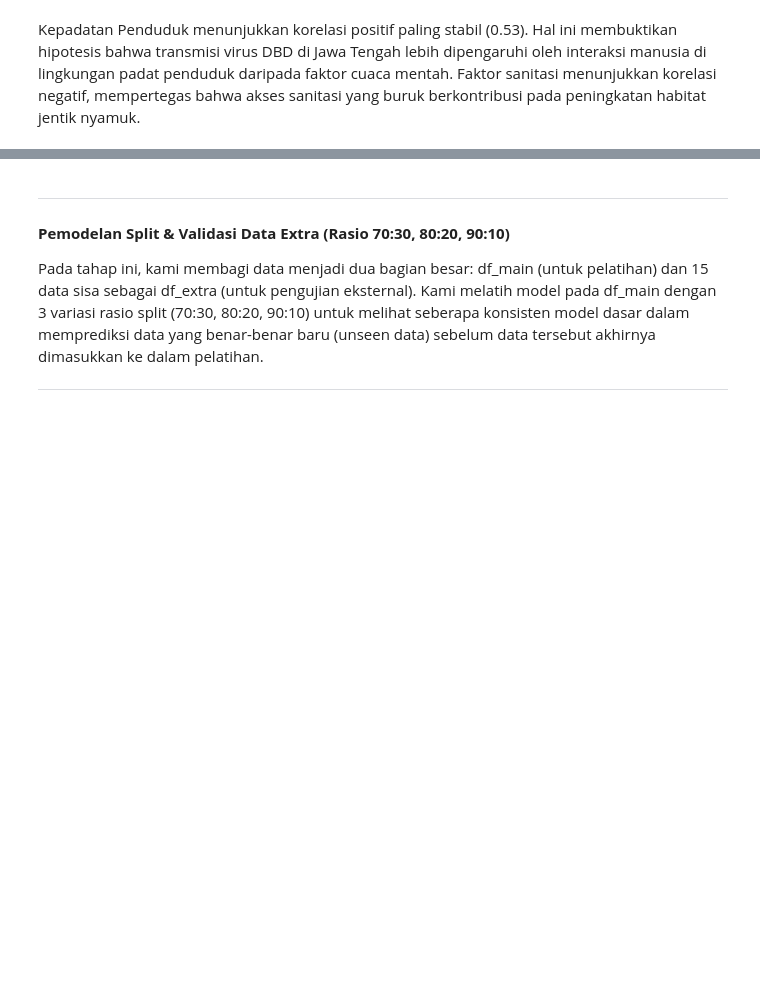
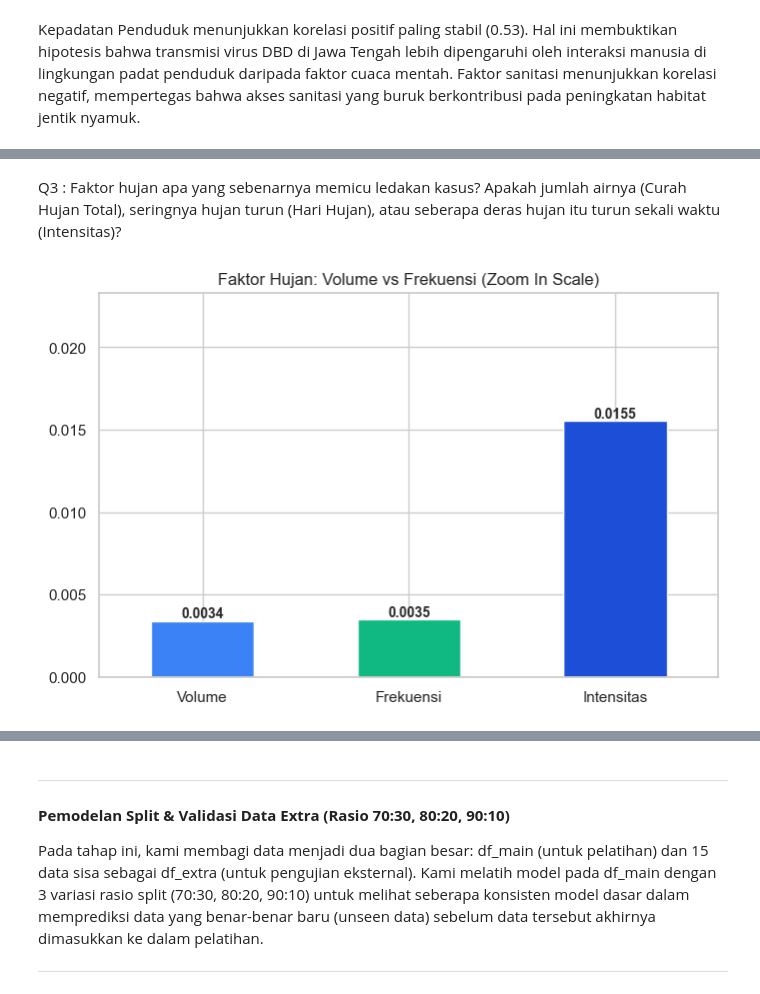
Before and after one commit to Syahrrulll/analisis_dbd, a Jupyter notebook: DBD.ipynb, the cells around one changed output, grey strips where cells are left out. Cells and saved outputs as stored; diff of their text form; code cells hidden in the pictures; blank space fills up the shorter version.

```diff
--- a/DBD.ipynb
+++ b/DBD.ipynb
@@ -177,0 +255,20 @@ Kepadatan Penduduk menunjukkan korelasi positif paling stabil (0.53). Hal ini me
+# %% [markdown]
+Q3 : Faktor hujan apa yang sebenarnya memicu ledakan kasus? Apakah jumlah airnya (Curah Hujan Total), seringnya hujan turun (Hari Hujan), atau seberapa deras hujan itu turun sekali waktu (Intensitas)?
+# %%
+# FIX GRAFIK Q3 AGAR TIDAK "KOSONG"
+plt.figure(figsize=(8, 5))
+# Kita gunakan skala logaritmik atau perkecil batas Y jika nilai sangat kecil
+corr_q3 = df_wrangled[cols_test].corrwith(df_wrangled['IR_DBD_per_100k']).abs() # Ambil nilai absolut
+
+ax = corr_q3.plot(kind='bar', color=['#3b82f6', '#10b981', '#1d4ed8'])
+
+# PAKSA BATAS Y AGAR BATANG TERLIHAT
+plt.ylim(0, max(corr_q3)*1.5 if max(corr_q3) > 0 else 0.1)
+
+plt.title('Faktor Hujan: Volume vs Frekuensi (Zoom In Scale)', fontsize=12)
+plt.xticks(ticks=[0,1,2], labels=['Volume', 'Frekuensi', 'Intensitas'], rotation=0)
+for i, v in enumerate(corr_q3):
+    ax.text(i, v, f"{v:.4f}", ha='center', va='bottom', fontsize=10, fontweight='bold')
+plt.show()
+# %% [output]
+[figure, added]
```
Also changed, not shown: parts of 8 cells of this notebook.
